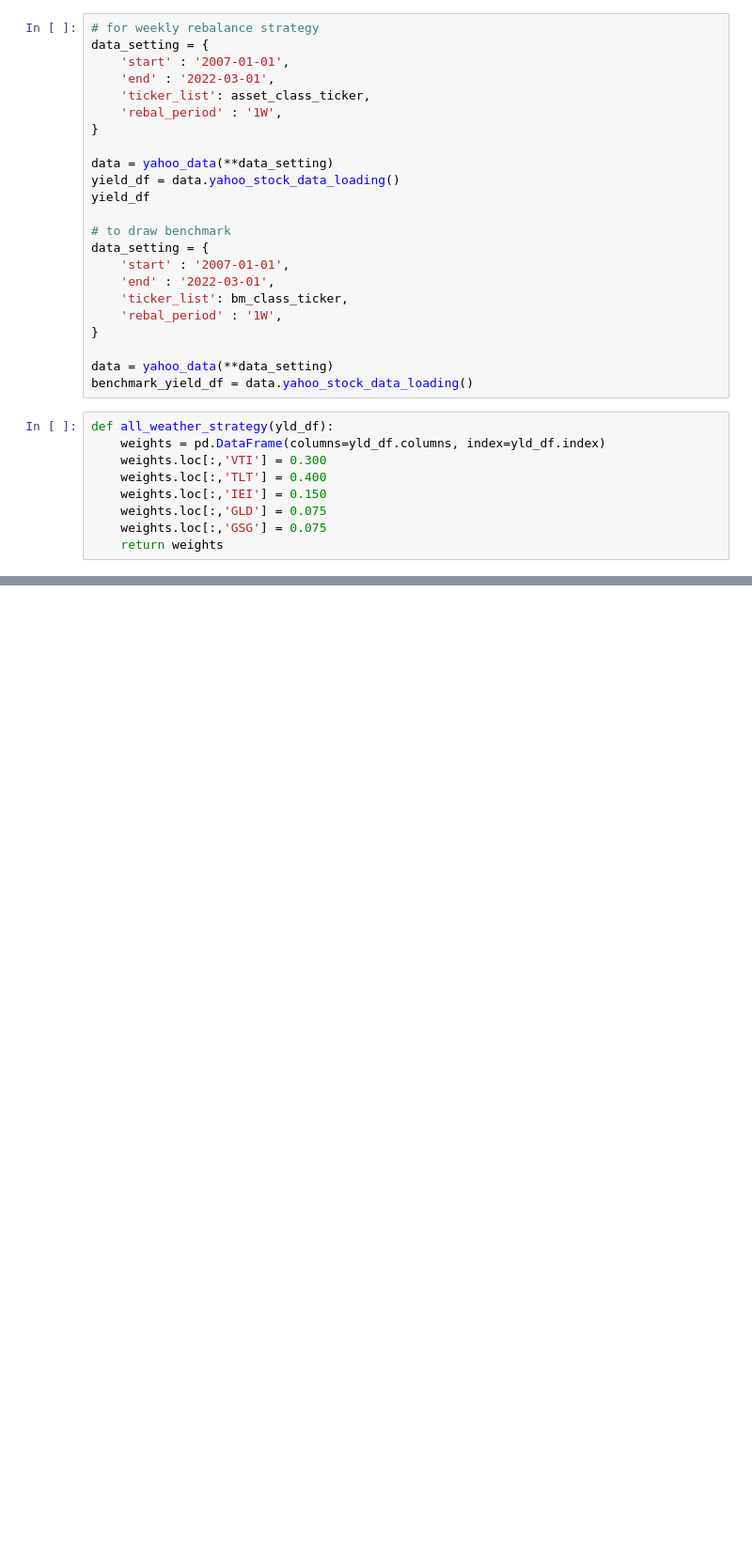
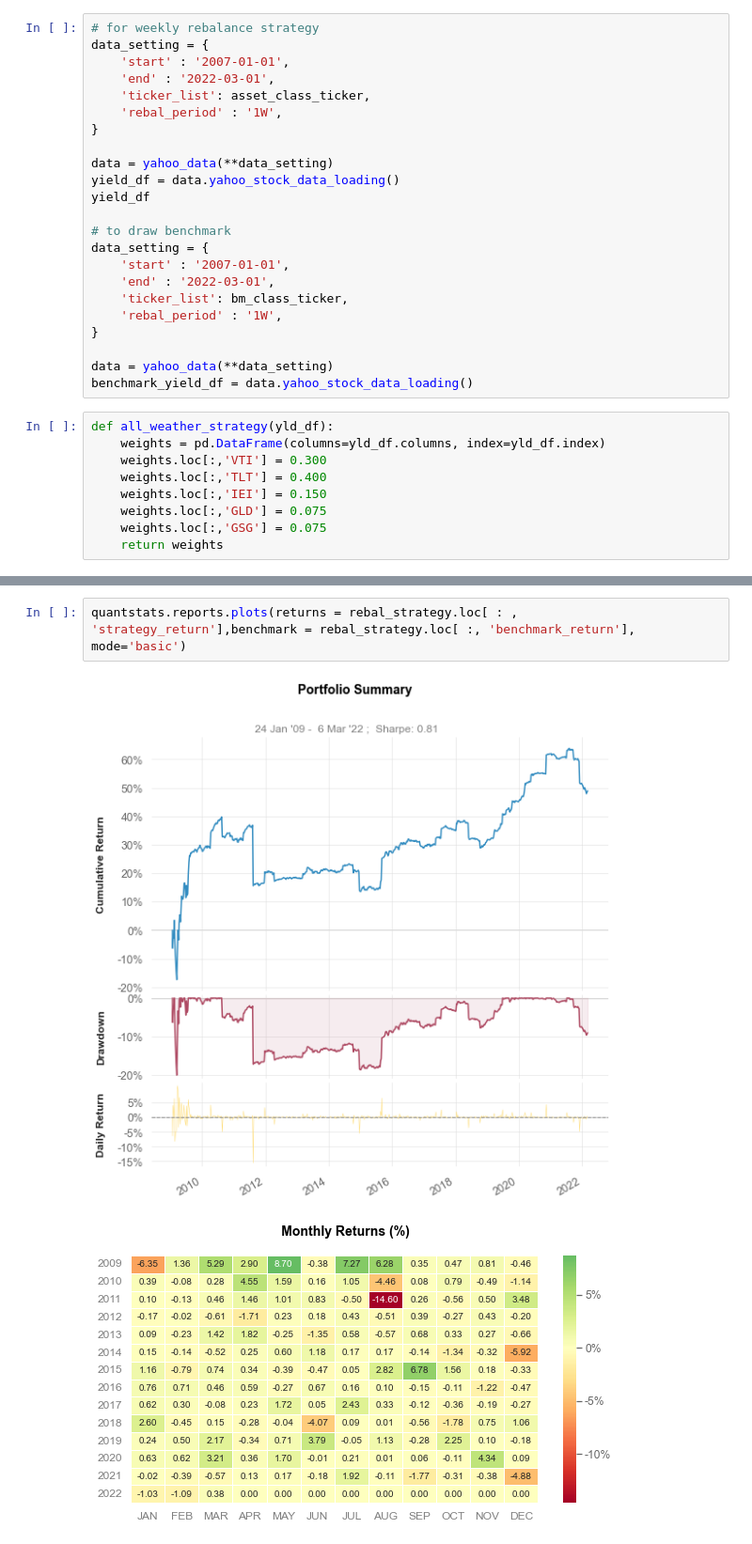
Before and after one commit to QuhiQuhihi/project_quant, a Jupyter notebook: note/07_defensive_asset_allocation_with_momentum.ipynb, the cells around one changed output, grey strips where cells are left out. Shown at 94% size. Saved outputs shown, nothing was run; the diff lists cells and outputs as text; blank space fills up the shorter version.

```diff
--- a/note/07_defensive_asset_allocation_with_momentum.ipynb
+++ b/note/07_defensive_asset_allocation_with_momentum.ipynb
@@ -222,0 +237,5 @@ rebal_strategy = momentum_rebalance_strategy(
+# %%
+quantstats.reports.plots(returns = rebal_strategy.loc[ : , 'strategy_return'],benchmark = rebal_strategy.loc[ :, 'benchmark_return'], mode='basic')
+# %% [output]
+[figure, added]
+[figure, added]
```
Also changed, not shown: parts of 9 cells of this notebook, 3 other files.
